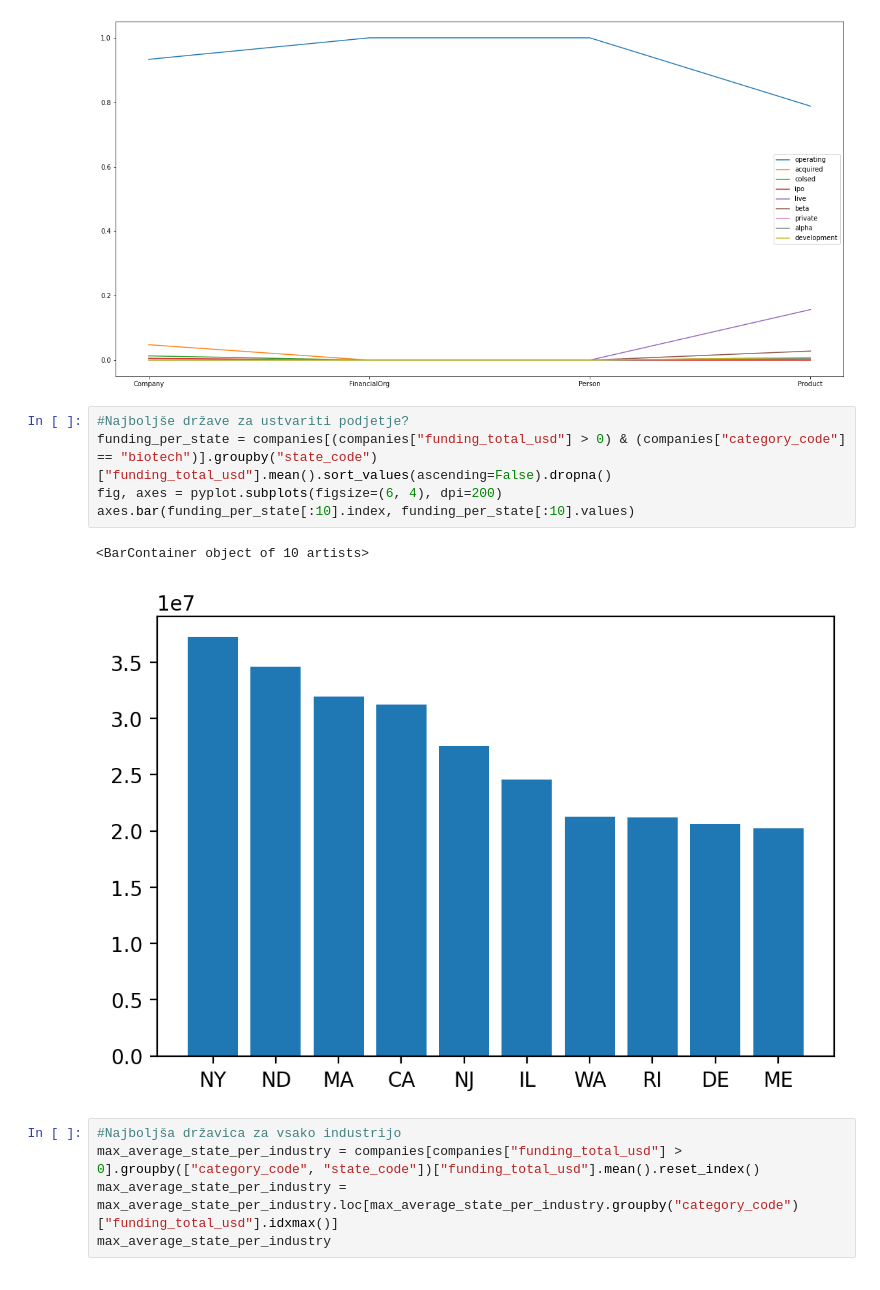
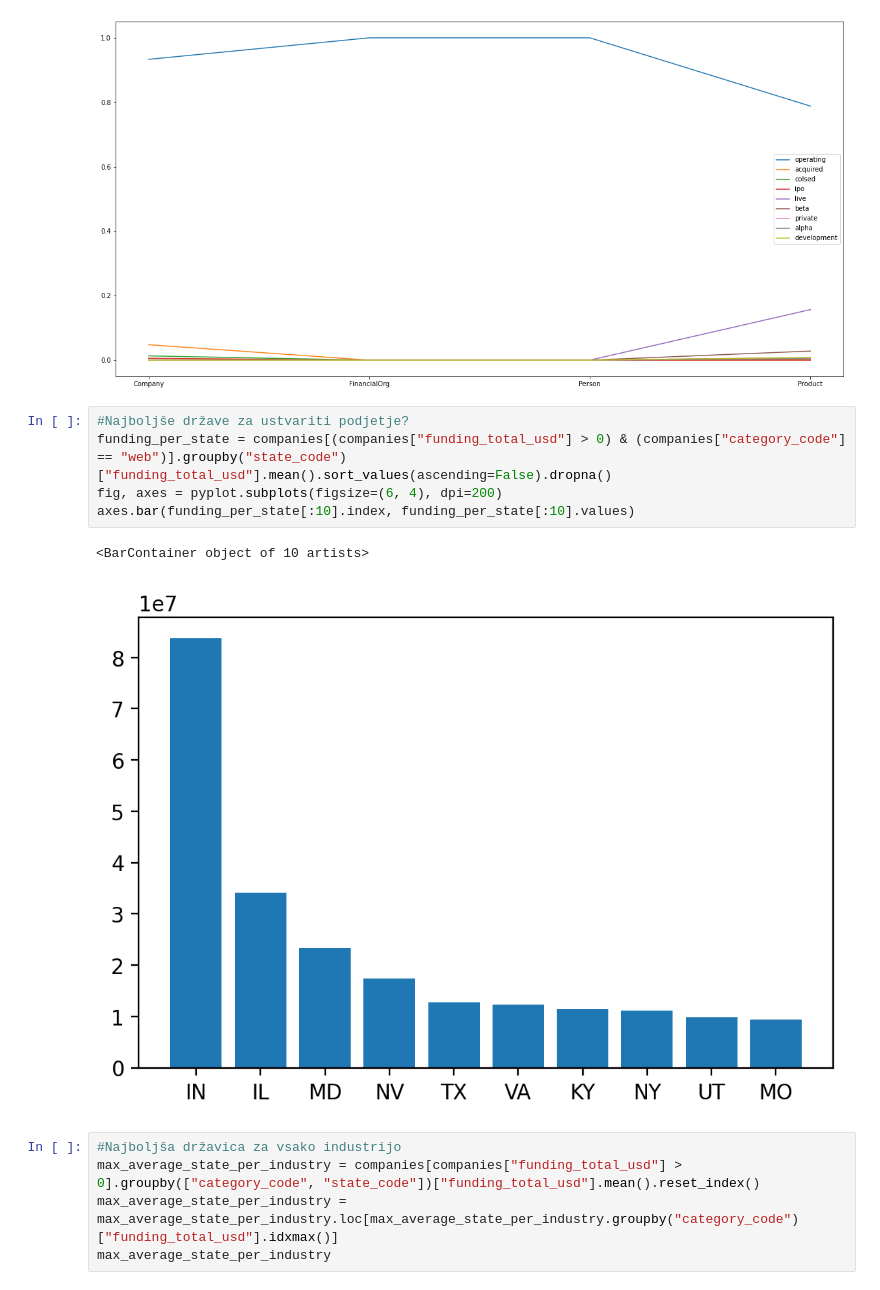
Before and after one commit to bartolomej/PR22_BK_LG_NS, a Jupyter notebook: natan.ipynb, the cells around one changed output. Cells and saved outputs as stored; diff of their text form.

```diff
--- a/natan.ipynb
+++ b/natan.ipynb
@@ -808,12 +808,12 @@ pyplot.legend()
 [figure]
 # %%
 #Najboljše države za ustvariti podjetje?
-funding_per_state = companies[(companies["funding_total_usd"] > 0) & (companies["category_code"] == "biotech")].groupby("state_code")["funding_total_usd"].mean().sort_values(ascending=False).dropna()
+funding_per_state = companies[(companies["funding_total_usd"] > 0) & (companies["category_code"] == "web")].groupby("state_code")["funding_total_usd"].mean().sort_values(ascending=False).dropna()
 fig, axes = pyplot.subplots(figsize=(6, 4), dpi=200)
 axes.bar(funding_per_state[:10].index, funding_per_state[:10].values)
 # %% [output]
 <BarContainer object of 10 artists>
-[figure, old version]
+[figure, new version]
 # %%
 #Najboljša državica za vsako industrijo
 max_average_state_per_industry = companies[companies["funding_total_usd"] > 0].groupby(["category_code", "state_code"])["funding_total_usd"].mean().reset_index()
```
Also changed, not shown: parts of 2 cells of this notebook, 5 other files.
